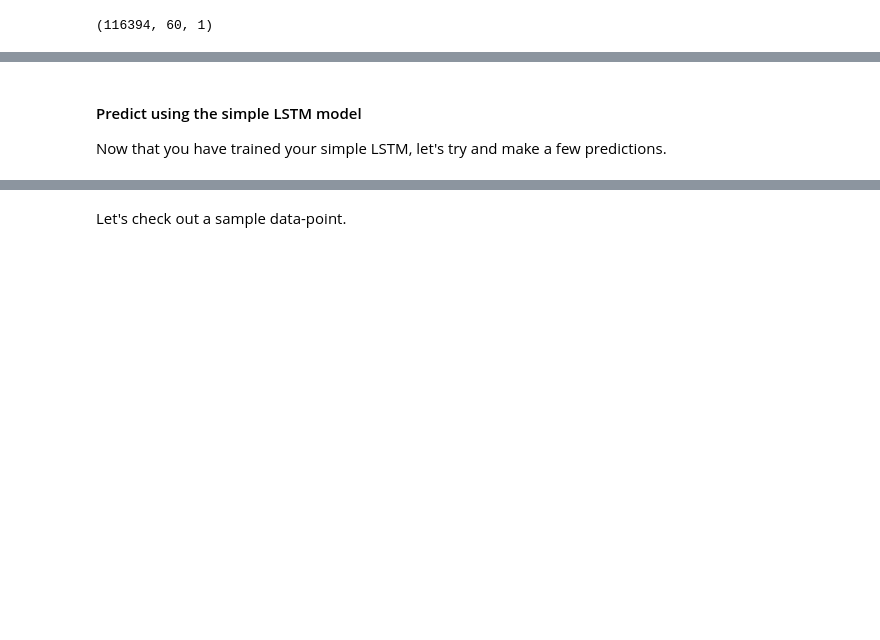
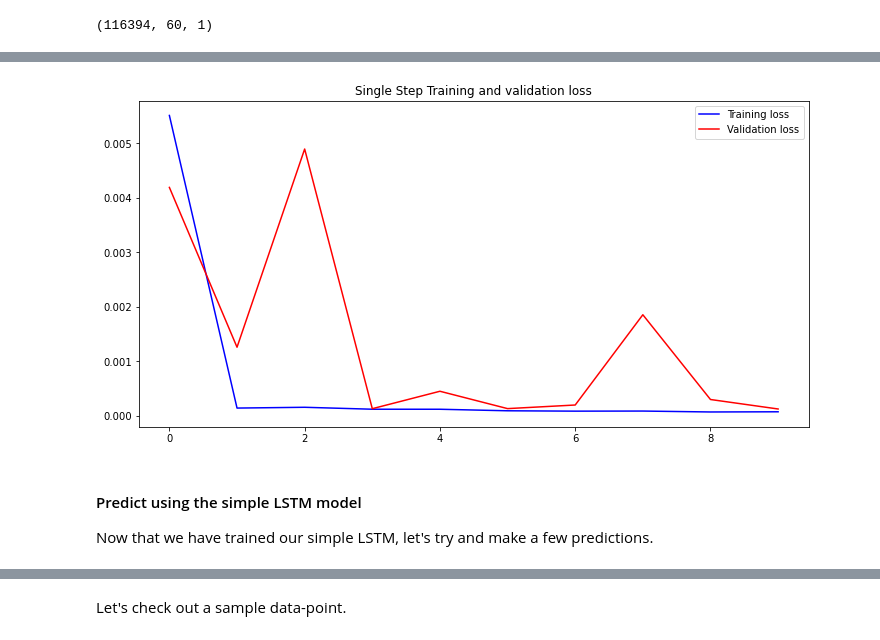
Before and after one commit to Salimovsky/StockML, a Jupyter notebook: Microsoft_stock_price_prediction.ipynb, the cells around one changed output, grey strips where cells are left out. Saved outputs shown, nothing was run; the diff lists cells and outputs as text; code cells hidden in the pictures; blank space fills up the shorter version.

```diff
--- a/Microsoft_stock_price_prediction.ipynb
+++ b/Microsoft_stock_price_prediction.ipynb
@@ -322,8 +338,8 @@ You will see the LSTM requires the input shape of the data it is being given.
 simple_lstm_model = tf.keras.models.Sequential([
     tf.keras.layers.LSTM(128, input_shape=x_train_uni.shape[-2:]),
     tf.keras.layers.Dense(1)
-])
+    ])
 
 simple_lstm_model.summary()
-simple_lstm_model.compile(optimizer='adam', loss='mse')
+simple_lstm_model.compile(optimizer='adam', loss='mse', metrics=['mean_absolute_percentage_error'])
 # %% [output]
@@ -346,11 +362,12 @@ EVALUATION_INTERVAL = 2000
 EPOCHS = 10
 
 early_stopping = tf.keras.callbacks.EarlyStopping(monitor='val_loss', patience=10, mode='min', restore_best_weights=True)
-simple_lstm_model.fit(train_univariate,
+single_step_univar_loss_history = simple_lstm_model.fit(train_univariate,
                       epochs=EPOCHS,
                       steps_per_epoch=EVALUATION_INTERVAL,
                       validation_data=val_univariate,
                       validation_steps=100,
-                      callbacks=[early_stopping])
+                      callbacks=[early_stopping]
+                      )
 # %% [output]
 Epoch 1/10
@@ -377,6 +393,11 @@ Epoch 10/10
+# %%
+plot_train_history(single_step_univar_loss_history,
+                   'Single Step Training and validation loss')
+# %% [output]
+[figure, added]
 # %% [markdown]
 #### Predict using the simple LSTM model
-Now that you have trained your simple LSTM, let's try and make a few predictions.
+Now that we have trained our simple LSTM, let's try and make a few predictions.
 # %%
 for x, y in val_univariate.take(30):
   plot = show_plot([x[0].numpy(), y[0].numpy(),
```
Also changed, not shown: parts of 72 cells of this notebook.
